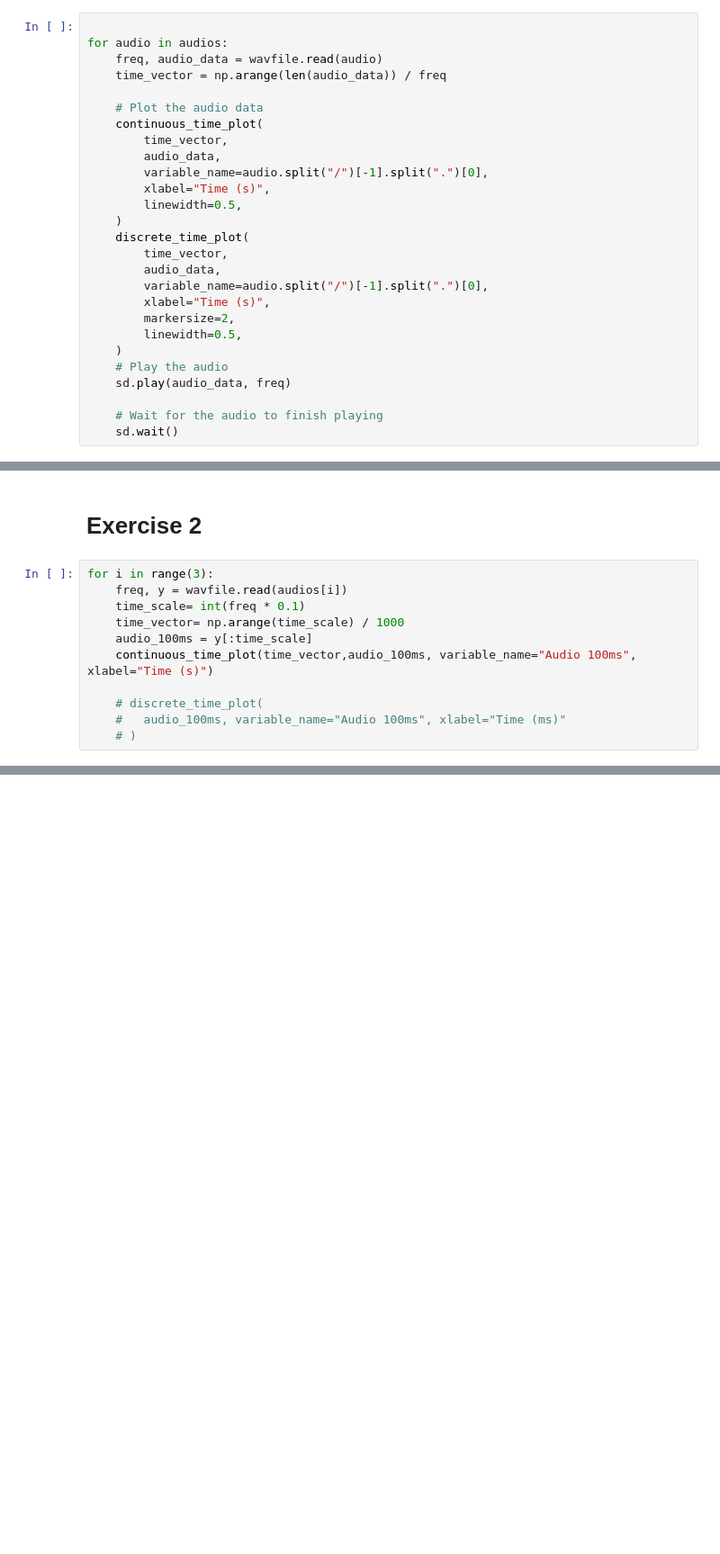
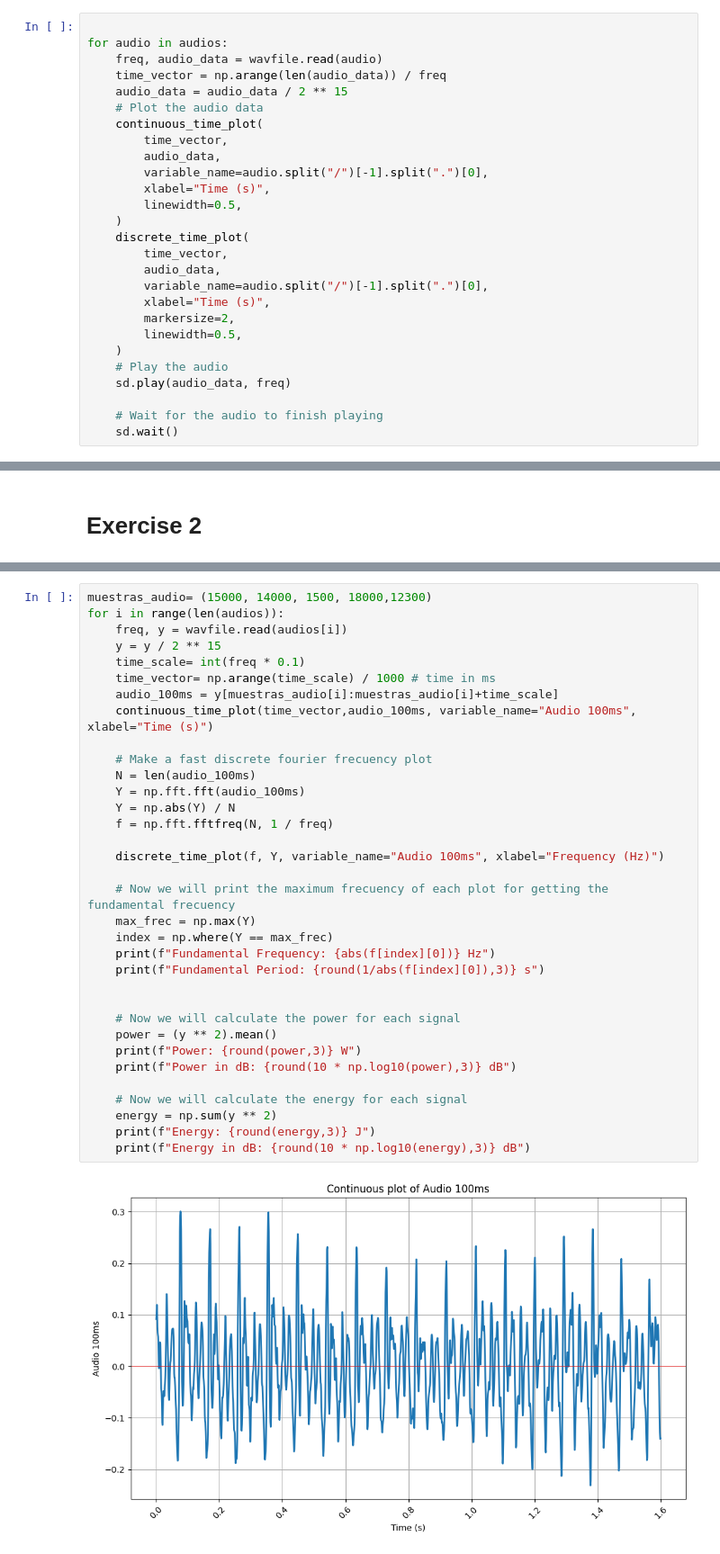
Before and after one commit to carlosedm10/college, a Jupyter notebook: TDS/P1/Prac1.ipynb, the cells around one changed output, grey strips where cells are left out. Shown: that part at 90% size. Cells and saved outputs as stored; diff of their text form; blank space fills up the shorter version.

```diff
--- a/TDS/P1/Prac1.ipynb
+++ b/TDS/P1/Prac1.ipynb
@@ -25,7 +25,7 @@ audios = [audio_A1, audio_SH, audio_MM, audio_A2, audio_TAP]
 for audio in audios:
     freq, audio_data = wavfile.read(audio)
     time_vector = np.arange(len(audio_data)) / freq
-
+    audio_data = audio_data / 2 ** 15
     # Plot the audio data
     continuous_time_plot(
         time_vector,
@@ -57,13 +50,2 @@ PortAudioError: Error opening OutputStream: Internal PortAudio error [PaErrorCod
 # %% [markdown]
 # Exercise 2
-# %%
-for i in range(3):
-    freq, y = wavfile.read(audios[i])
-    time_scale= int(freq * 0.1)
-    time_vector= np.arange(time_scale) / 1000
-    audio_100ms = y[:time_scale]
-    continuous_time_plot(time_vector,audio_100ms, variable_name="Audio 100ms", xlabel="Time (s)")
-
-    # discrete_time_plot(
-    #   audio_100ms, variable_name="Audio 100ms", xlabel="Time (ms)"
-    # )
@@ -73,0 +52,36 @@ for i in range(3):
+# %%
+muestras_audio= (15000, 14000, 1500, 18000,12300)
+for i in range(len(audios)):
+    freq, y = wavfile.read(audios[i])
+    y = y / 2 ** 15
+    time_scale= int(freq * 0.1)
+    time_vector= np.arange(time_scale) / 1000 # time in ms
+    audio_100ms = y[muestras_audio[i]:muestras_audio[i]+time_scale]
+    continuous_time_plot(time_vector,audio_100ms, variable_name="Audio 100ms", xlabel="Time (s)")
+
+    # Make a fast discrete fourier frecuency plot
+    N = len(audio_100ms)
+    Y = np.fft.fft(audio_100ms)
+    Y = np.abs(Y) / N
+    f = np.fft.fftfreq(N, 1 / freq)
+
+    discrete_time_plot(f, Y, variable_name="Audio 100ms", xlabel="Frequency (Hz)")
+
+    # Now we will print the maximum frecuency of each plot for getting the fundamental frecuency
+    max_frec = np.max(Y)
+    index = np.where(Y == max_frec)
+    print(f"Fundamental Frequency: {abs(f[index][0])} Hz")
+    print(f"Fundamental Period: {round(1/abs(f[index][0]),3)} s")
+
+
+    # Now we will calculate the power for each signal
+    power = (y ** 2).mean()
+    print(f"Power: {round(power,3)} W")
+    print(f"Power in dB: {round(10 * np.log10(power),3)} dB")
+
+    # Now we will calculate the energy for each signal
+    energy = np.sum(y ** 2)
+    print(f"Energy: {round(energy,3)} J")
+    print(f"Energy in dB: {round(10 * np.log10(energy),3)} dB")
+# %% [output]
+[figure, added]
```
Also changed, not shown: parts of 3 cells of this notebook.
